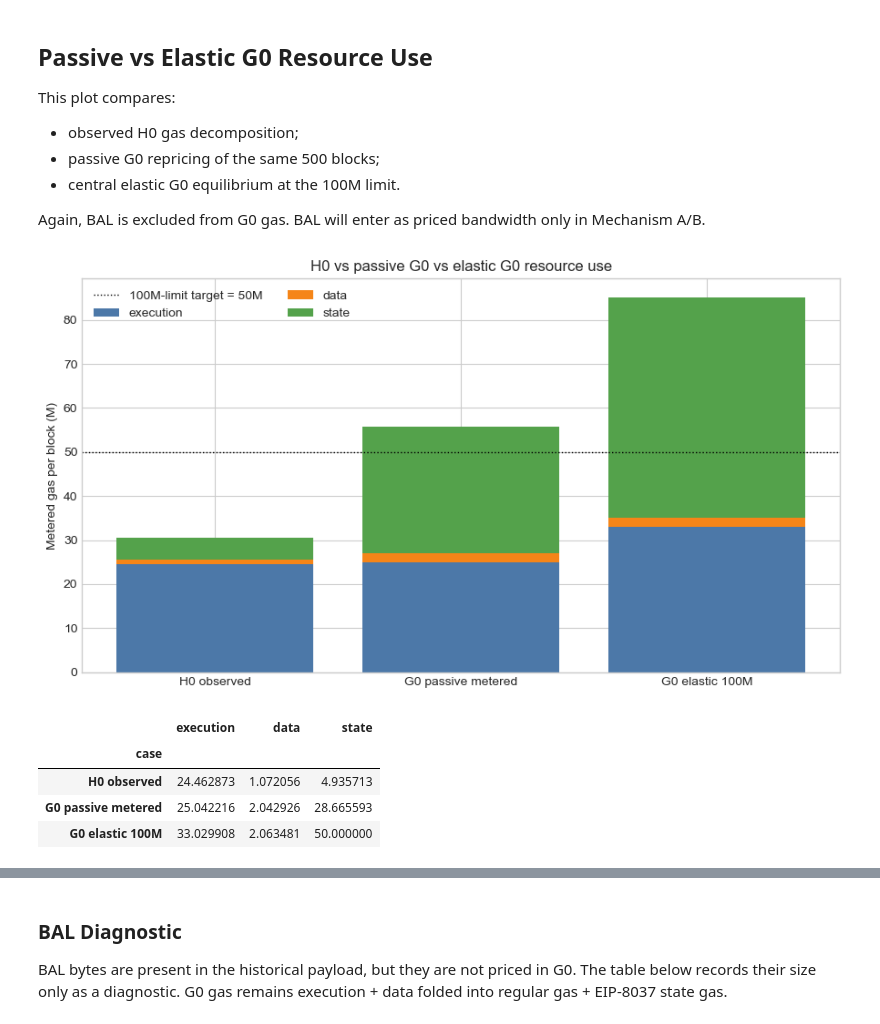
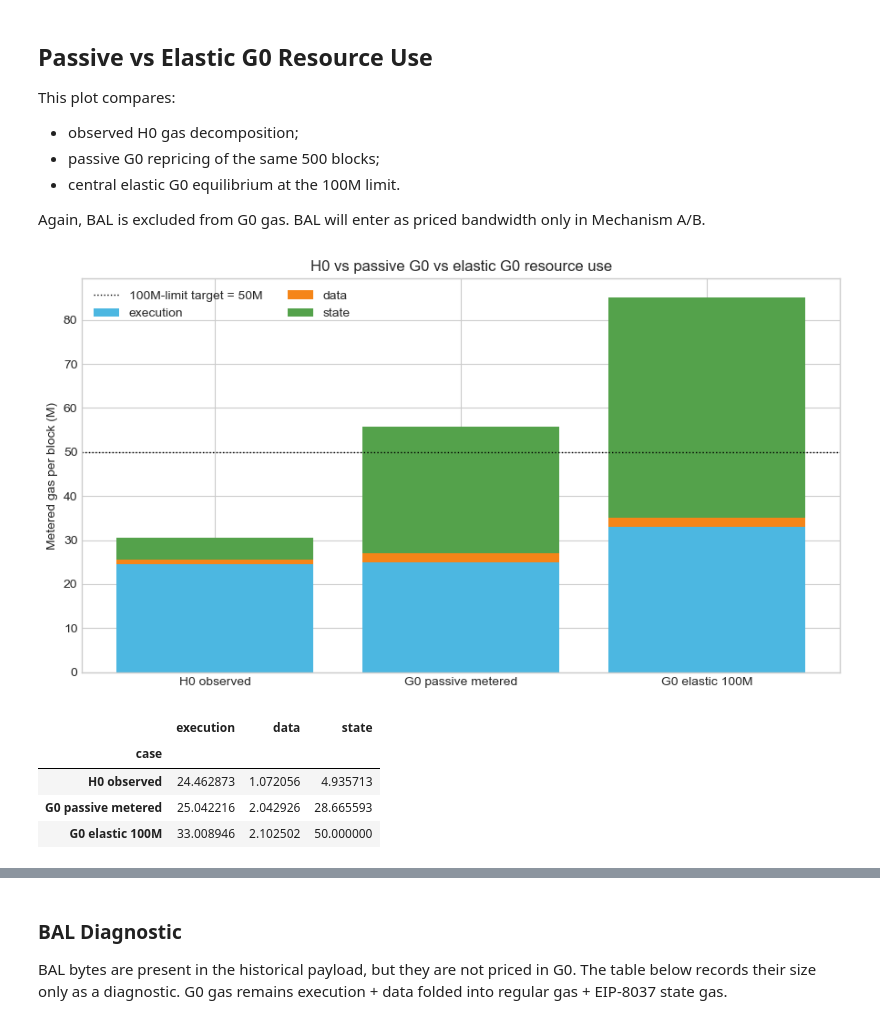
Before and after one commit to M1kuW1ll/eip-7999-research, a Jupyter notebook: notebooks/1.6-g0-elastic-reference.ipynb, the cells around one changed output, grey strips where cells are left out. Drawn from its saved outputs; the diff is of its cells as text; code cells hidden in the pictures.

```diff
--- a/notebooks/1.6-g0-elastic-reference.ipynb
+++ b/notebooks/1.6-g0-elastic-reference.ipynb
@@ -292,14 +307,27 @@ EPS_AGG = 0.175
 ETA_STATE_CENTRAL = 0.43
 
 eta_sweep = pd.read_csv(EIP7623_ELASTICITY_CSV)
-ETA_DATA_CENTRAL = float(
-    eta_sweep.loc[
-        eta_sweep["interpretation"].eq("state-cleaned long-window effective eta"),
-        "eta_data",
-    ].iloc[0]
-)
-ETA_DATA_VALUES = [0.0, 0.1, 0.3, ETA_DATA_CENTRAL, 0.6, 1.0]
+eip7623_prior_row = eta_sweep.loc[
+    eta_sweep["interpretation"].eq("state-cleaned long-window effective eta")
+].iloc[0]
 
-print("ETA_DATA_CENTRAL", ETA_DATA_CENTRAL)
-eta_sweep[["eta_data", "epsilon_data", "epsilon_execution", "interpretation"]]
+EPSILON_DATA_CENTRAL = float(eip7623_prior_row["epsilon_data"])
+ETA_DATA_EVENT_STUDY = float(eip7623_prior_row["eta_data"])
+
+# Keep the 1.4 sweep values as data-elasticity priors. We will convert each
+# one into the model's eta_data parameter at the H0 pilot anchor below.
+epsilon_data_prior_table = eta_sweep[[
+    "eta_data",
+    "epsilon_data",
+    "epsilon_execution",
+    "interpretation",
+]].rename(columns={
+    "eta_data": "eta_data_event_study",
+    "epsilon_data": "epsilon_data_prior",
+    "epsilon_execution": "epsilon_execution_1_4_basis",
+})
+
+print("EPSILON_DATA_CENTRAL", EPSILON_DATA_CENTRAL)
+print("ETA_DATA_EVENT_STUDY", ETA_DATA_EVENT_STUDY)
+epsilon_data_prior_table
 # %% [output]
@@ -938,40 +1433,40 @@ plot_rows = [
     {
         "case": "G0 passive metered",
         "execution": blocks["g0_execution_gas"].mean() / 1e6,
         "data": blocks["g0_data_gas"].mean() / 1e6,
         "state": blocks["g0_state_gas"].mean() / 1e6,
     },
     {
         "case": "G0 elastic 100M",
         "execution": central_maria["execution_metered_gas_M"],
         "data": central_maria["data_metered_gas_M"],
         "state": central_maria["state_metered_gas_M"],
     },
 ]
 plot_df = pd.DataFrame(plot_rows).set_index("case")
 
 fig, ax = plt.subplots(figsize=(9, 5))
 bottom = np.zeros(len(plot_df))
-colors = {"execution": "#4C78A8", "data": "#F58518", "state": "#54A24B"}
+colors = {"execution": "#4CB7E1", "data": "#F58518", "state": "#54A24B"}
 for col in ["execution", "data", "state"]:
     ax.bar(plot_df.index, plot_df[col], bottom=bottom, label=col, color=colors[col])
     bottom += plot_df[col].values
 ax.axhline(50, color="black", linestyle=":", linewidth=1, label="100M-limit target = 50M")
 ax.set_ylabel("Metered gas per block (M)")
 ax.set_title("H0 vs passive G0 vs elastic G0 resource use")
 ax.legend(ncols=2)
 fig.tight_layout()
 fig.savefig(PLOTS_DIR / f"g0_resource_use_{BLOCK_LABEL}.png", dpi=160)
 plt.show()
 
 plot_df
 # %% [output]
-[figure, old version]
+[figure, new version]
 |  | execution | data | state |
 | case |  |  |  |
 | H0 observed | 24.462873 | 1.072056 | 4.935713 |
 | G0 passive metered | 25.042216 | 2.042926 | 28.665593 |
-| G0 elastic 100M | 33.029908 | 2.063481 | 50.000000 |
+| G0 elastic 100M | 33.008946 | 2.102502 | 50.000000 |
 # %% [markdown]
 ## Outputs
 
```
Also changed, not shown: parts of 18 cells of this notebook, 49 other files.
